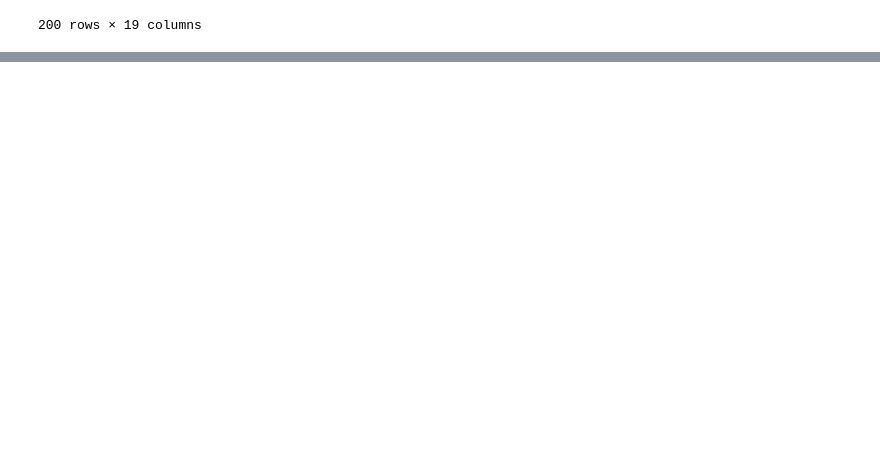
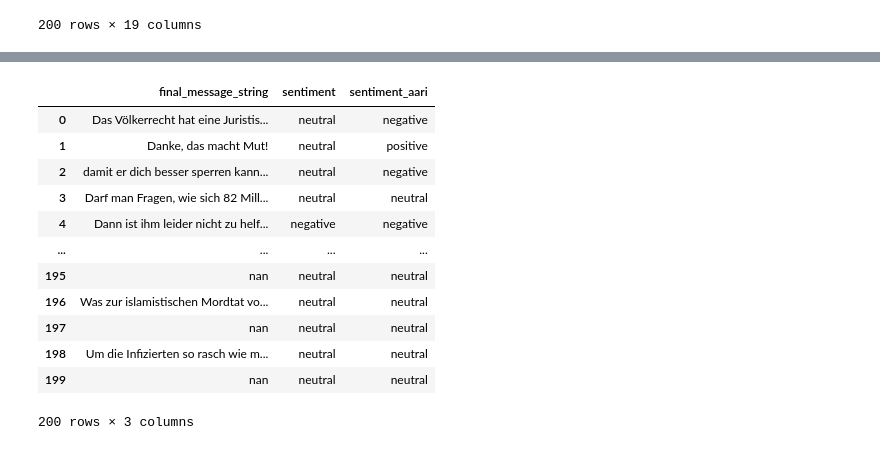
Before and after one commit to krugeremily/DAEGC_Conspiratorial_Actor_Typology, a Jupyter notebook: notebooks/Building Code for Scripts.ipynb, the cells around one changed output, grey strips where cells are left out. Saved outputs shown, nothing was run; the diff lists cells and outputs as text; code cells hidden in the pictures; blank space fills up the shorter version.

```diff
--- a/notebooks/Building Code for Scripts.ipynb
+++ b/notebooks/Building Code for Scripts.ipynb
@@ -546,2 +676,3 @@ model = SentimentModel()
 # %%
-sample = pd.read_csv('../data/samples/messages_sample_200.csv.gzip', compression='gzip').drop('Unnamed: 0', axis=1)
+messages = pd.read_csv('../data/samples/messages_sample_200.csv.gzip', compression='gzip').drop('Unnamed: 0', axis=1)
+messages['final_message_string'] = messages['final_message_string'].astype(str)
@@ -560,9 +678,0 @@ model.predict_sentiment(['Hitze ist scheiße'])
-# %%
-sent_emojis = []
-for message in sample['final_message']:
-    try:
-        sent_emojis.append(model.predict_sentiment([message]))
-    except:
-        sent_emojis.append('error')
-
-sample['sentiment_emojis'] = sent_emojis
@@ -582,5 +678,0 @@ sample[(sample['sentiment_emojis'] != sample['sentiment']) & (sample['sentiment'
-# %%
-for message in sample[(sample['sentiment_emojis'] != sample['sentiment']) & (sample['sentiment'] != 'error')]['final_message']:
-    sent = sample[sample['final_message'] == message]['sentiment'].values[0]
-    sent_emoji = sample[sample['final_message'] == message]['sentiment_emojis'].values[0]
-    print(f'Message: {message},\nSent: {sent},\nSent w/ Emoji: {sent_emoji}\n\n\n')
@@ -625,0 +679,22 @@ sample
+# %%
+# predict sentiment on all messages
+sentiment = []
+neg_prob = []
+neu_prob = []
+pos_prob = []
+
+for message in messages['final_message_string']:
+    inputs = tokenizer(message, return_tensors="pt", truncation=True, max_length=512)
+    with torch.no_grad():
+        outputs = model(**inputs)
+    predictions = torch.nn.functional.softmax(outputs.logits, dim=-1)
+    sentiment_classes = ['negative', 'neutral', 'positive']
+    sentiment.append(sentiment_classes[predictions.argmax()])
+    neg_prob.append(predictions[0][0].item())
+    neu_prob.append(predictions[0][1].item())
+    pos_prob.append(predictions[0][2].item())
+
+messages['sentiment'] = sentiment
+messages['neg_prob'] = neg_prob
+messages['neu_prob'] = neu_prob
+messages['pos_prob'] = pos_prob
@@ -625,0 +723,16 @@ sample
+# %%
+messages[['final_message_string', 'sentiment', 'sentiment_aari']]
+# %% [output]
+|  | final_message_string | sentiment | sentiment_aari |
+| 0 | Das Völkerrecht hat eine Juristis... | neutral | negative |
+| 1 | Danke, das macht Mut! | neutral | positive |
+| 2 | damit er dich besser sperren kann... | neutral | negative |
+| 3 | Darf man Fragen, wie sich 82 Mill... | neutral | neutral |
+| 4 | Dann ist ihm leider nicht zu helf... | negative | negative |
+| ... | ... | ... | ... |
+| 195 | nan | neutral | neutral |
+| 196 | Was zur islamistischen Mordtat vo... | neutral | neutral |
+| 197 | nan | neutral | neutral |
+| 198 | Um die Infizierten so rasch wie m... | neutral | neutral |
+| 199 | nan | neutral | neutral |
+200 rows × 3 columns
```
Also changed, not shown: parts of 29 cells of this notebook, 10 other files.
